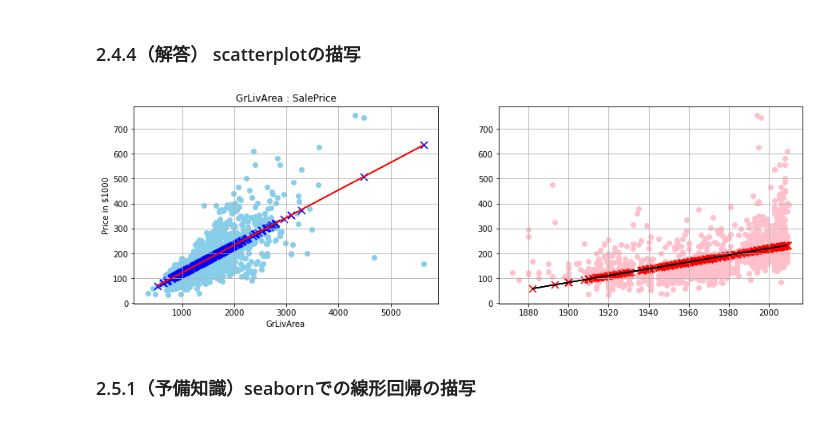
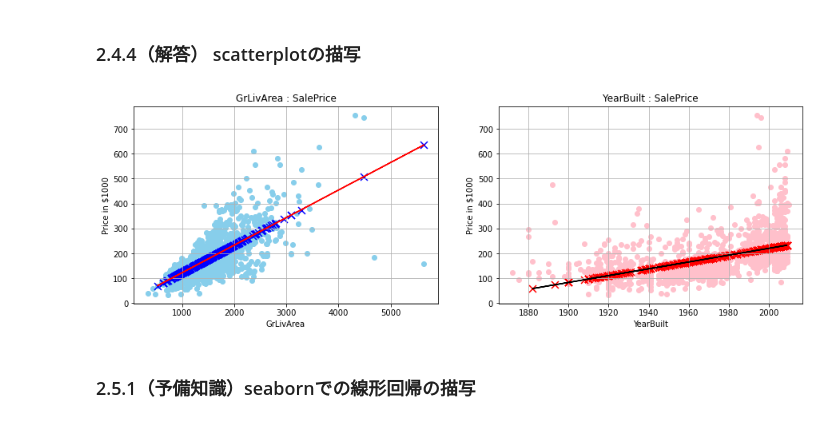
Before and after one commit to T-Sawao/diveintocode-ml, a Jupyter notebook: week4-session2.ipynb, the cells around one changed output. Drawn from its saved outputs; the diff is of its cells as text; code cells hidden in the pictures.

```diff
--- a/week4-session2.ipynb
+++ b/week4-session2.ipynb
@@ -289,24 +289,27 @@ intercept =  [-2517567.32153814]
 # %%
 fig = plt.figure(figsize=(15, 10))
 
 ax1 = fig.add_subplot(2, 2, 1)
 ax2 = fig.add_subplot(2, 2, 2)
 
 ax1.scatter(X_data['GrLivArea'], Y_data/1000, color="skyblue")
 ax1.scatter(GrLivArea_test, gla_a/1000, color="blue", marker="x", s=80) # 線形回帰の検証データを出力
 ax1.plot(X, lr_plot.predict(X)/1000, color = 'red') # 回帰直線をプロット
 ax1.set_title("GrLivArea : SalePrice")
 ax1.set_xlabel("GrLivArea")
 ax1.set_ylabel("Price in $1000")
 ax1.grid(True)
 
 ax2.scatter(X_data["YearBuilt"], Y_data/1000, color="pink")
 ax2.scatter(YearBuilt_test, yb_a/1000, color="red", marker="x", s=80) # 線形回帰の検証データを出力
 ax2.plot(X1, lr1_plot.predict(X1)/1000, color = 'black') # 回帰直線をプロット
+ax2.set_title("YearBuilt : SalePrice")
+ax2.set_xlabel("YearBuilt")
+ax2.set_ylabel("Price in $1000")
 
 ax2.grid(True)
 # %% [output]
-[figure, old version]
+[figure, new version]
 # %% [markdown]
 ### 2.5.1（予備知識）seabornでの線形回帰の描写
 # %%
```
Also changed, not shown: parts of 16 cells of this notebook.
